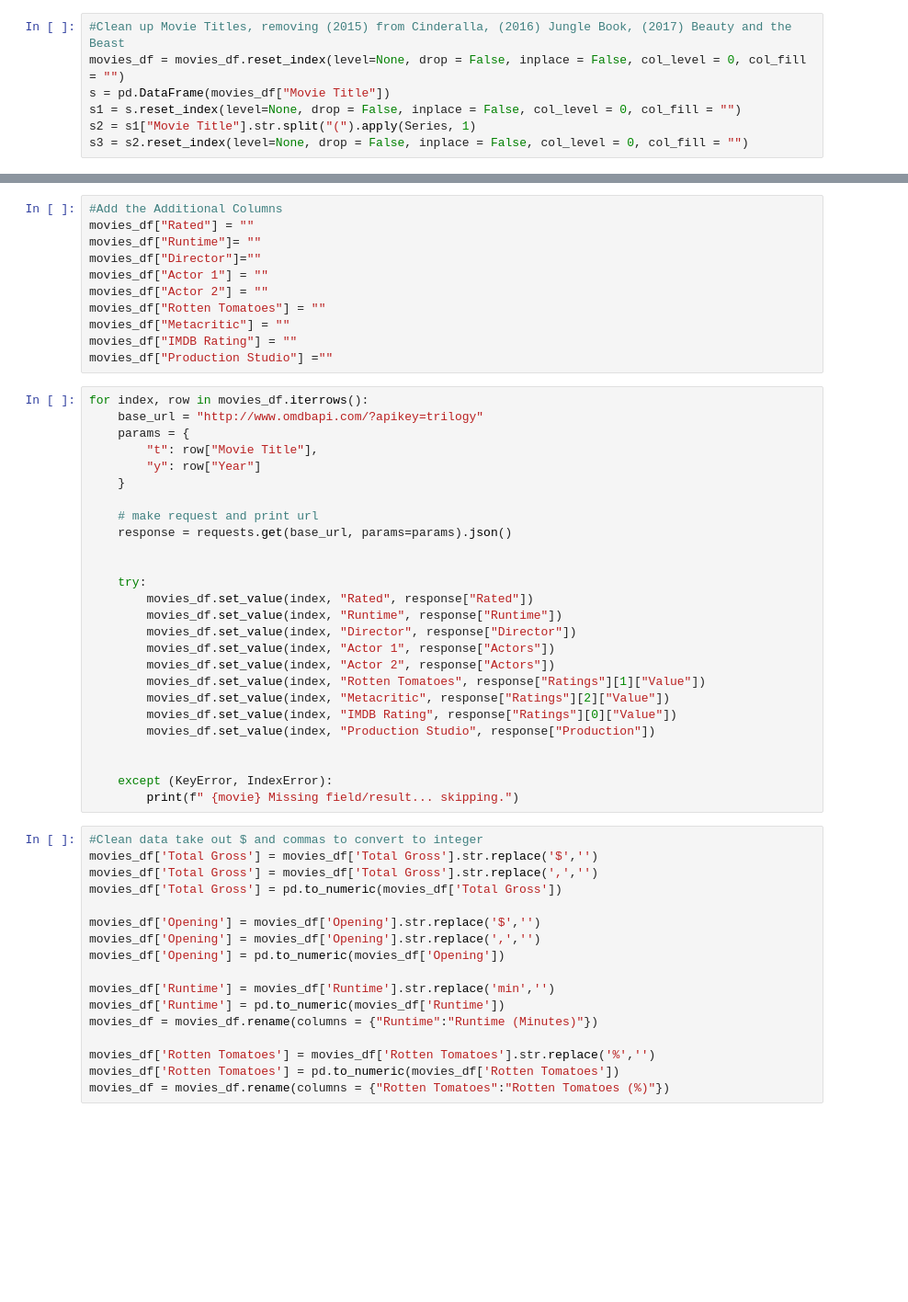
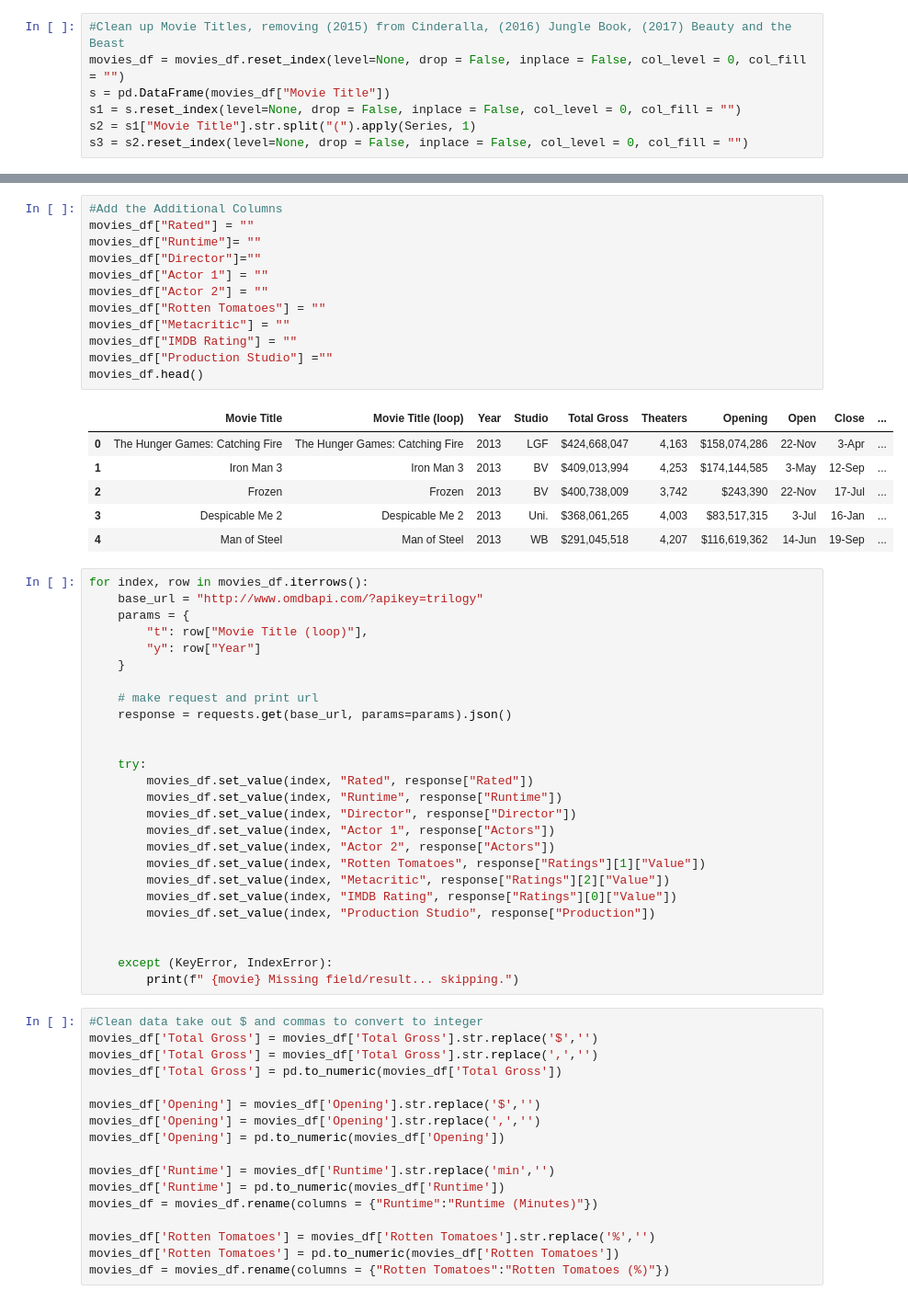
Before and after one commit to buechseli/Project-1-DS-Viz-Bootcamp, a Jupyter notebook: Movie DataFrame Complete .ipynb, the cells around one changed output, grey strips where cells are left out. Shown: that part at 92% size. Saved outputs shown, nothing was run; the diff lists cells and outputs as text; blank space fills up the shorter version.

```diff
--- a/Movie DataFrame Complete .ipynb
+++ b/Movie DataFrame Complete .ipynb
@@ -31,19 +49,27 @@ movies_df = movies_merge[["Movie Title", "Year", "Studio","Total Gross","Theater
 # %%
 #Add the Additional Columns
 movies_df["Rated"] = ""
 movies_df["Runtime"]= ""
 movies_df["Director"]=""
 movies_df["Actor 1"] = ""
 movies_df["Actor 2"] = ""
 movies_df["Rotten Tomatoes"] = ""
 movies_df["Metacritic"] = ""
 movies_df["IMDB Rating"] = ""
 movies_df["Production Studio"] =""
+movies_df.head()
+# %% [output]
+|  | Movie Title | Movie Title (loop) | Year | Studio | Total Gross | Theaters | Opening | Open | Close | ... |
+| 0 | The Hunger Games: Catching Fire | The Hunger Games: Catching Fire | 2013 | LGF | $424,668,047 | 4,163 | $158,074,286 | 22-Nov | 3-Apr | ... |
+| 1 | Iron Man 3 | Iron Man 3 | 2013 | BV | $409,013,994 | 4,253 | $174,144,585 | 3-May | 12-Sep | ... |
+| 2 | Frozen | Frozen | 2013 | BV | $400,738,009 | 3,742 | $243,390 | 22-Nov | 17-Jul | ... |
+| 3 | Despicable Me 2 | Despicable Me 2 | 2013 | Uni. | $368,061,265 | 4,003 | $83,517,315 | 3-Jul | 16-Jan | ... |
+| 4 | Man of Steel | Man of Steel | 2013 | WB | $291,045,518 | 4,207 | $116,619,362 | 14-Jun | 19-Sep | ... |
 # %%
 for index, row in movies_df.iterrows():
     base_url = "http://www.omdbapi.com/?apikey=trilogy"
     params = {
-        "t": row["Movie Title"],
+        "t": row["Movie Title (loop)"],
         "y": row["Year"]
     }
 
```
Also changed, not shown: parts of 2 cells of this notebook, 3 other files.
